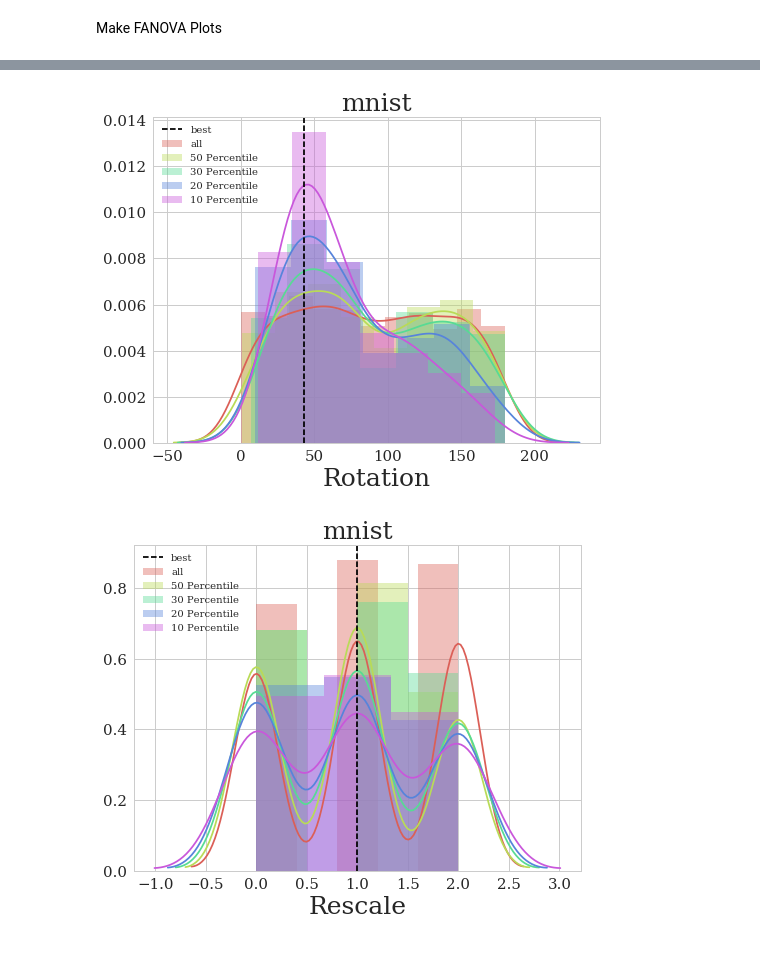
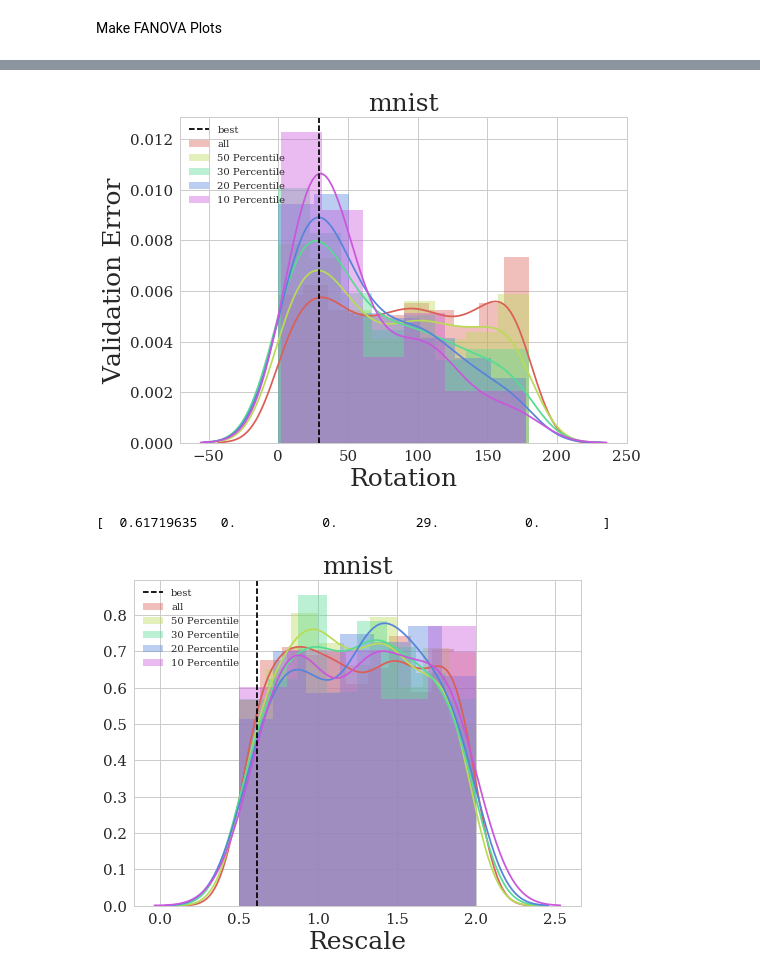
Before and after one commit to zemovi/AutoDA, a Jupyter notebook: notebooks/augmentation.ipynb, the cells around one changed output, grey strips where cells are left out. Saved outputs shown, nothing was run; the diff lists cells and outputs as text; code cells hidden in the pictures.

```diff
--- a/notebooks/augmentation.ipynb
+++ b/notebooks/augmentation.ipynb
@@ -27,7 +27,7 @@ plt.rcParams['text.latex.preamble']=[r"\usepackage{amsmath}"]
 # %% [output]
 Using TensorFlow backend.
 # %%
-results_path = path_join(abspath("."), "..", "experiments/results")
+results_path = path_join(abspath("."), "..", "experiments/random_search/results")
 
 msg = "Results to plot do not exist. Check path. {}".format(results_path)
 assert os.path.exists(results_path), msg
@@ -40,7 +40,7 @@ results = dict()
 r = dict()
 for d in datasets:
     p = dict()
-    validation_accuracy = []
+    validation_error = []
     validation_loss = []
     runtime = []
     config_ids = []
@@ -52,13 +52,13 @@ for d in datasets:
     vertical_flip = []
     rotation = []
 
-    path = path_join(abspath("."), "..", "experiments/results")
+    path = path_join(abspath("."), "..", "experiments/random_search/results")
     #n_runs = len([name for name in os.listdir(path_join(path, "mnist"))])
     n_runs = 1000
     for i in range(1, n_runs):
         try:
             from os.path import abspath, join as path_join
-            config_path = "%s/config_%d.json" % (d, i)
+            config_path = "%s/random_search_%d.json" % (d, i)
             filename = path_join(path, config_path)
             with open(filename, "r") as f:
                 res = json.load(f)
@@ -68,9 +68,8 @@ for d in datasets:
 
         runtime.append(res['runtime'])
         configs.append(res['configs'])
-
-        config_ids.append(res["config_id"])
-        validation_accuracy.append(res["validation_accuracy"])
+        #config_ids.append(res["config_id"]
+        validation_error.append(res["validation_error"])
         pad.append(res["configs"]["pad"])
         rescale.append(res['configs']['rescale'])
         horizontal_flip.append(res['configs']['horizontal_flip'])
@@ -78,11 +77,11 @@ for d in datasets:
         rotation.append(res['configs']['rotation_range'])
 
 
-    p['validation_accuracy'] = np.array(validation_accuracy)
+    p['validation_error'] = np.array(validation_error)
     p["runtime"] = np.array(runtime)
     #p["params"] = params
     p['configs'] = configs
-    p['config_ids'] = config_ids
+    #p['config_ids'] = config_ids
     p['pad'] = pad
     p['rescale'] = rescale
     p["horizontal_flip"] = horizontal_flip
@@ -232,41 +239,40 @@ for c in results[dataset]["configs"]:
             vec.append(0)
     X.append(vec)
 X = np.array(X)
-y = results[dataset]["validation_accuracy"]
+y = results[dataset]["validation_error"]
 
 current_palette= sns.color_palette("hls", 5)
 
 sns.set_palette(current_palette)
 sns.distplot(X[:, 3], label='all', norm_hist=True) # use named tuple here
 
-y = 1 - y
 
 
 p = np.percentile(y, 50)
 perc_50 = np.where(y < p)
 sns.distplot(X[perc_50, 3], label='50 Percentile', norm_hist=True)
 
 p = np.percentile(y, 30)
 perc_30 = np.where(y < p)
 sns.distplot(X[perc_30, 3], label='30 Percentile', norm_hist=True)
 
 p = np.percentile(y, 20)
 perc_20 = np.where(y < p)
 sns.distplot(X[perc_20, 3], label='20 Percentile', norm_hist=True)
 
 p = np.percentile(y, 10)
 perc_10 = np.where(y < p)
 sns.distplot(X[perc_10, 3], label='10 Percentile', norm_hist=True)
 
-
 idx = np.argmin(y)
 plt.axvline(X[idx, 3], linestyle="--", color="black", label="best")
 plt.title(dataset, fontsize=25)
 plt.xlabel('Rotation', size=25)
+plt.ylabel('Validation Error', size=25)
 plt.legend(loc=2)
 plt.show()
 # %% [output]
-[figure, old version]
+[figure, new version]
 # %%
 dataset = "mnist"
 
@@ -286,14 +292,12 @@ for c in results[dataset]["configs"]:
             vec.append(0)
     X.append(vec)
 X = np.array(X)
-y = results[dataset]["validation_accuracy"]
+y = results[dataset]["validation_error"]
 
 current_palette= sns.color_palette("hls", 5)
 
 sns.set_palette(current_palette)
 sns.distplot(X[:, 0], label='all', norm_hist=True) # use named tuple here
-
-y = 1 - y
 
 
 p = np.percentile(y, 50)
@@ -314,13 +318,15 @@ sns.distplot(X[perc_10, 0], label='10 Percentile', norm_hist=True)
 
 
 idx = np.argmin(y)
+print(X[idx])
 plt.axvline(X[idx, 0], linestyle="--", color="black", label="best")
 plt.title(dataset, fontsize=25)
 plt.xlabel('Rescale', size=25)
 plt.legend(loc=2)
 plt.show()
 # %% [output]
+[  0.61719635   0.           0.          29.           0.        ]
-[figure, old version]
+[figure, new version]
 # %%
 dataset = "mnist"
 
```
Also changed, not shown: parts of 15 cells of this notebook, 8 other files.
